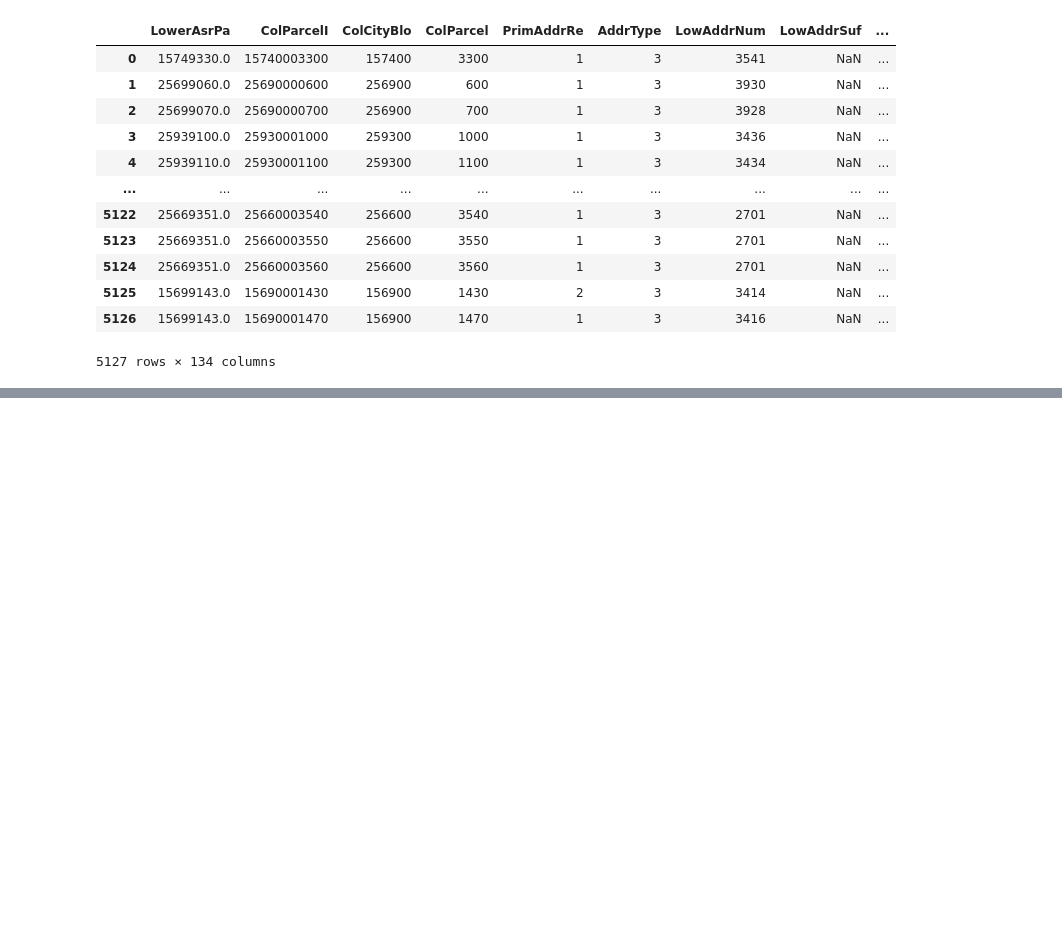
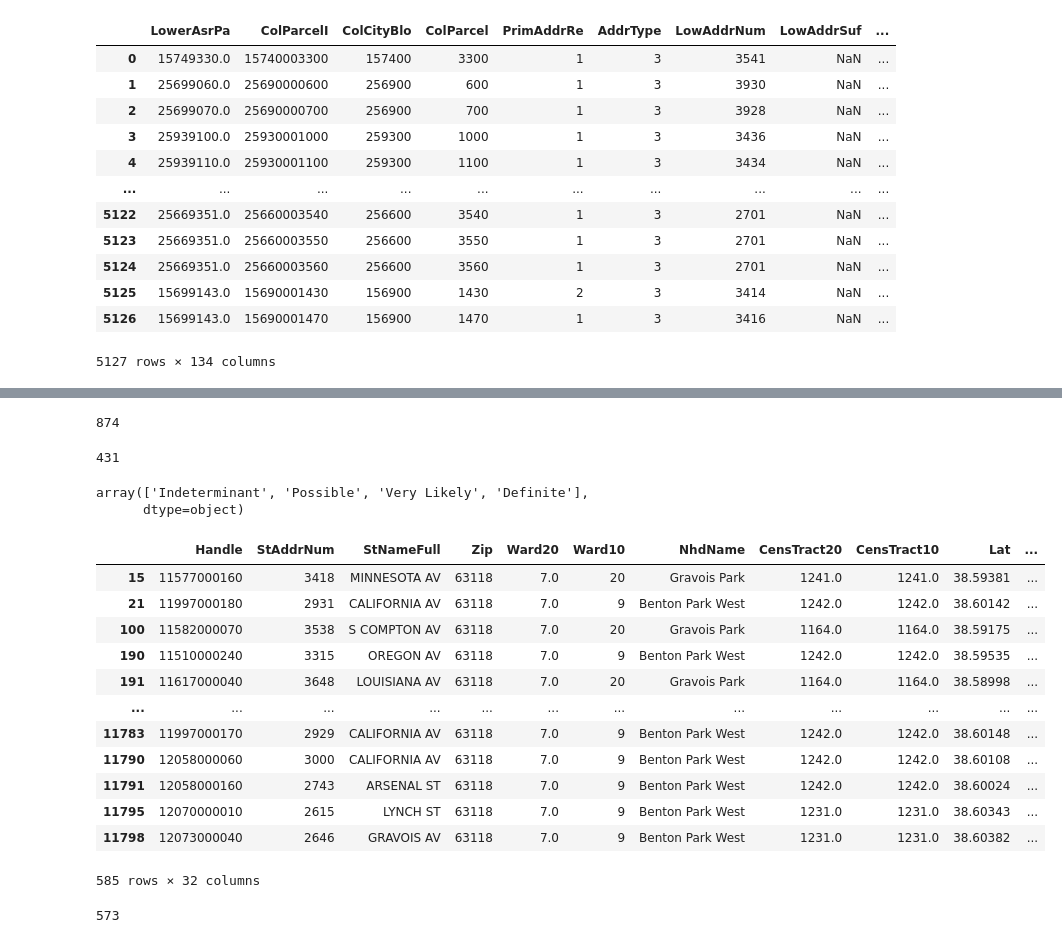
Before and after one commit to luke-lite/Dutchtown, a Jupyter notebook: vacay.ipynb, the cells around one changed output, grey strips where cells are left out. Saved outputs shown, nothing was run; the diff lists cells and outputs as text; code cells hidden in the pictures; blank space fills up the shorter version.

```diff
--- a/vacay.ipynb
+++ b/vacay.ipynb
@@ -95,0 +124,30 @@ missing
+# %%
+len(exist_list)
+# %% [output]
+874
+# %%
+len(missing_list)
+# %% [output]
+431
+# %%
+gj_curr['VacancyCat'].unique()
+# %% [output]
+array(['Indeterminant', 'Possible', 'Very Likely', 'Definite'],
+      dtype=object)
+# %%
+bpw_gp_curr = gj_curr[(gj_curr['NhdName'] == 'Benton Park West') | (gj_curr['NhdName'] == 'Gravois Park')]
+bpw_gp_curr
+# %% [output]
+|  | Handle | StAddrNum | StNameFull | Zip | Ward20 | Ward10 | NhdName | CensTract20 | CensTract10 | Lat | ... |
+| 15 | 11577000160 | 3418 | MINNESOTA AV | 63118 | 7.0 | 20 | Gravois Park | 1241.0 | 1241.0 | 38.59381 | ... |
+| 21 | 11997000180 | 2931 | CALIFORNIA AV | 63118 | 7.0 | 9 | Benton Park West | 1242.0 | 1242.0 | 38.60142 | ... |
+| 100 | 11582000070 | 3538 | S COMPTON AV | 63118 | 7.0 | 20 | Gravois Park | 1164.0 | 1164.0 | 38.59175 | ... |
+| 190 | 11510000240 | 3315 | OREGON AV | 63118 | 7.0 | 9 | Benton Park West | 1242.0 | 1242.0 | 38.59535 | ... |
+| 191 | 11617000040 | 3648 | LOUISIANA AV | 63118 | 7.0 | 20 | Gravois Park | 1164.0 | 1164.0 | 38.58998 | ... |
+| ... | ... | ... | ... | ... | ... | ... | ... | ... | ... | ... | ... |
+| 11783 | 11997000170 | 2929 | CALIFORNIA AV | 63118 | 7.0 | 9 | Benton Park West | 1242.0 | 1242.0 | 38.60148 | ... |
+| 11790 | 12058000060 | 3000 | CALIFORNIA AV | 63118 | 7.0 | 9 | Benton Park West | 1242.0 | 1242.0 | 38.60108 | ... |
+| 11791 | 12058000160 | 2743 | ARSENAL ST | 63118 | 7.0 | 9 | Benton Park West | 1242.0 | 1242.0 | 38.60024 | ... |
+| 11795 | 12070000010 | 2615 | LYNCH ST | 63118 | 7.0 | 9 | Benton Park West | 1231.0 | 1231.0 | 38.60343 | ... |
+| 11798 | 12073000040 | 2646 | GRAVOIS AV | 63118 | 7.0 | 9 | Benton Park West | 1231.0 | 1231.0 | 38.60382 | ... |
+585 rows × 32 columns
@@ -95,0 +162,4 @@ missing
+# %%
+len(bpw_gp_exist_list)
+# %% [output]
+573
```
Also changed, not shown: parts of 35 cells of this notebook.
